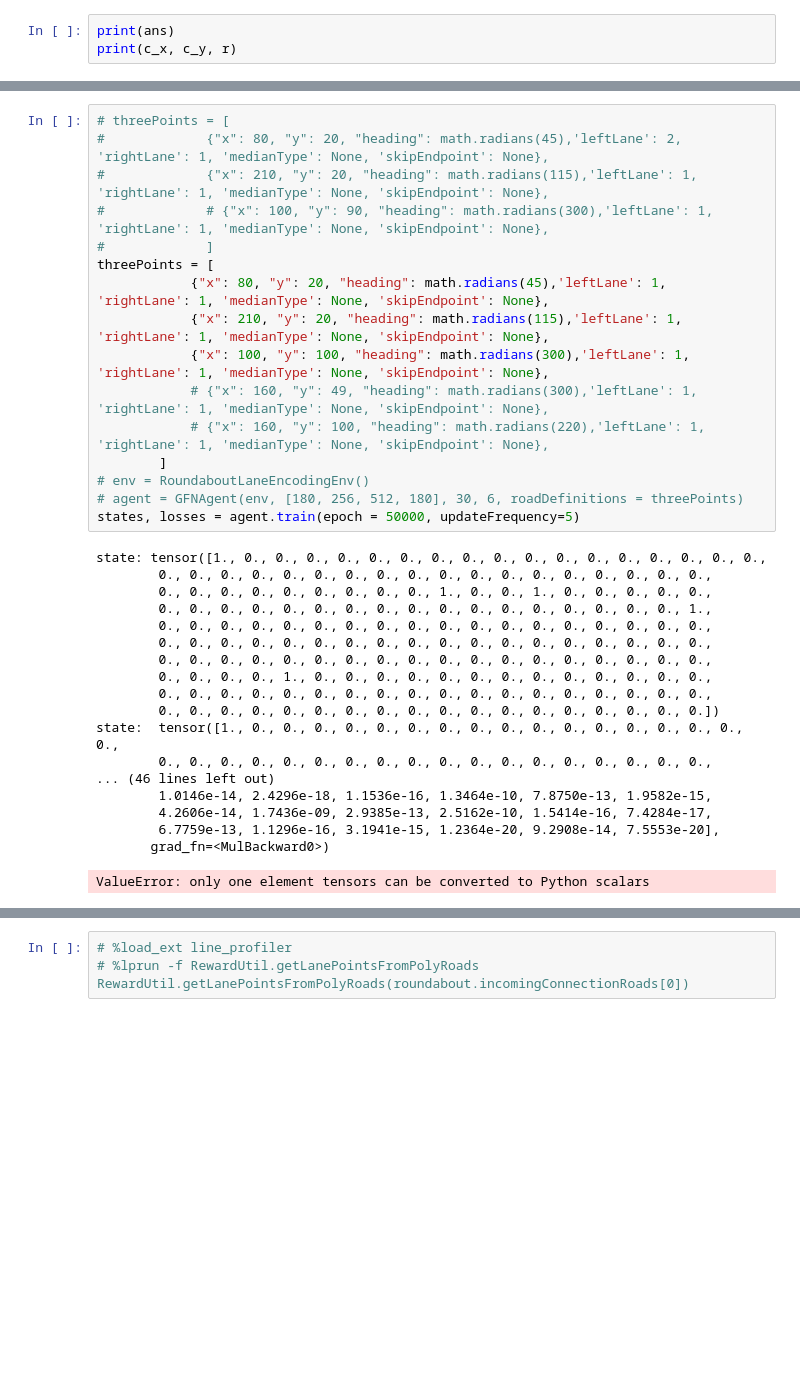
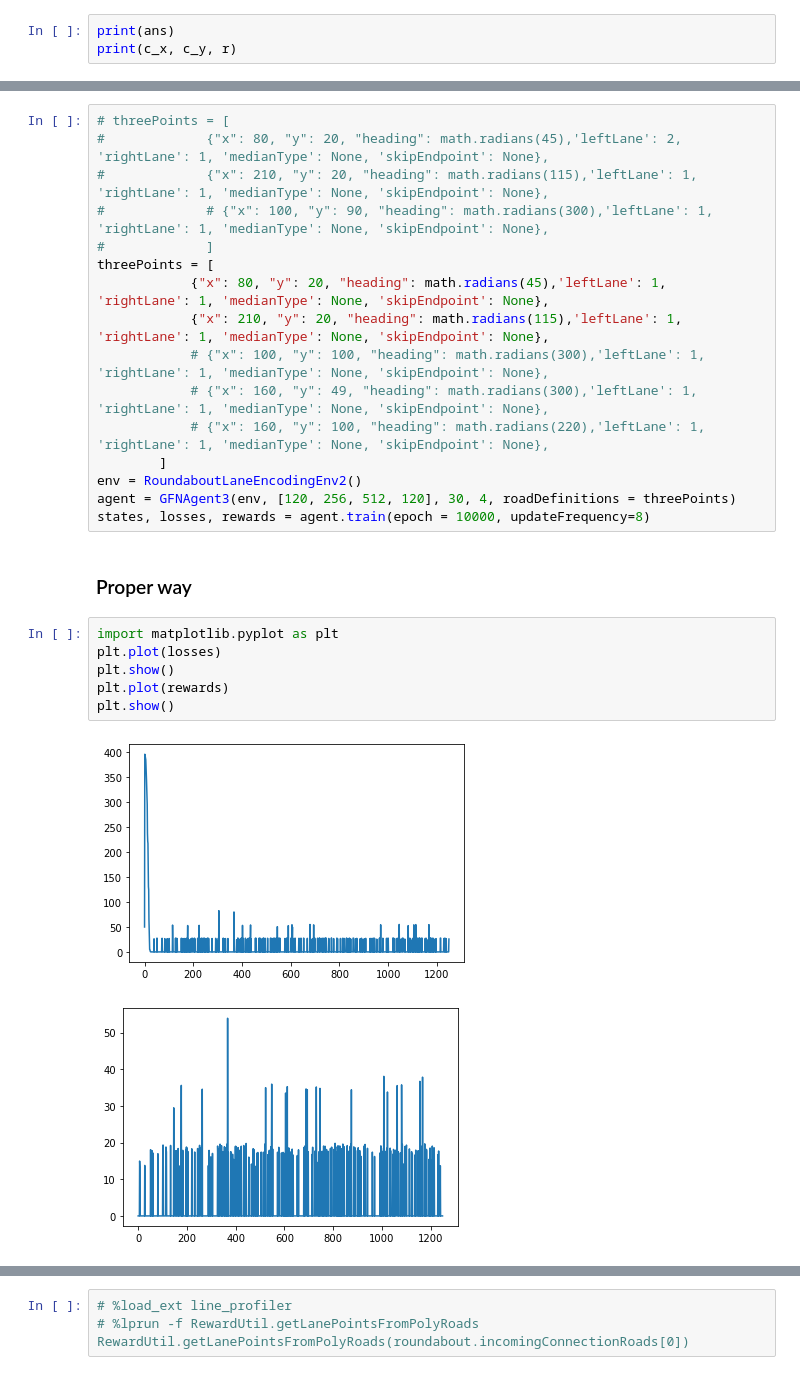
Before and after one commit to AugmentedDesignLab/junction-art, a Jupyter notebook: data generation.ipynb, the cells around one changed output, grey strips where cells are left out. Saved outputs shown, nothing was run; the diff lists cells and outputs as text; blank space fills up the shorter version.

```diff
--- a/data generation.ipynb
+++ b/data generation.ipynb
@@ -708,29 +708,21 @@ import math
 threePoints = [
             {"x": 80, "y": 20, "heading": math.radians(45),'leftLane': 1, 'rightLane': 1, 'medianType': None, 'skipEndpoint': None},
             {"x": 210, "y": 20, "heading": math.radians(115),'leftLane': 1, 'rightLane': 1, 'medianType': None, 'skipEndpoint': None},
-            {"x": 100, "y": 100, "heading": math.radians(300),'leftLane': 1, 'rightLane': 1, 'medianType': None, 'skipEndpoint': None},
+            # {"x": 100, "y": 100, "heading": math.radians(300),'leftLane': 1, 'rightLane': 1, 'medianType': None, 'skipEndpoint': None},
             # {"x": 160, "y": 49, "heading": math.radians(300),'leftLane': 1, 'rightLane': 1, 'medianType': None, 'skipEndpoint': None},
             # {"x": 160, "y": 100, "heading": math.radians(220),'leftLane': 1, 'rightLane': 1, 'medianType': None, 'skipEndpoint': None},
         ]
-# env = RoundaboutLaneEncodingEnv()
-# agent = GFNAgent(env, [180, 256, 512, 180], 30, 6, roadDefinitions = threePoints)
-states, losses = agent.train(epoch = 50000, updateFrequency=5)
+env = RoundaboutLaneEncodingEnv2()
+agent = GFNAgent3(env, [120, 256, 512, 120], 30, 4, roadDefinitions = threePoints)
+states, losses, rewards = agent.train(epoch = 10000, updateFrequency=8)
-# %% [output]
-state: tensor([1., 0., 0., 0., 0., 0., 0., 0., 0., 0., 0., 0., 0., 0., 0., 0., 0., 0.,
-        0., 0., 0., 0., 0., 0., 0., 0., 0., 0., 0., 0., 0., 0., 0., 0., 0., 0.,
-        0., 0., 0., 0., 0., 0., 0., 0., 0., 1., 0., 0., 1., 0., 0., 0., 0., 0.,
-        0., 0., 0., 0., 0., 0., 0., 0., 0., 0., 0., 0., 0., 0., 0., 0., 0., 1.,
-        0., 0., 0., 0., 0., 0., 0., 0., 0., 0., 0., 0., 0., 0., 0., 0., 0., 0.,
-        0., 0., 0., 0., 0., 0., 0., 0., 0., 0., 0., 0., 0., 0., 0., 0., 0., 0.,
-        0., 0., 0., 0., 0., 0., 0., 0., 0., 0., 0., 0., 0., 0., 0., 0., 0., 0.,
-        0., 0., 0., 0., 1., 0., 0., 0., 0., 0., 0., 0., 0., 0., 0., 0., 0., 0.,
-        0., 0., 0., 0., 0., 0., 0., 0., 0., 0., 0., 0., 0., 0., 0., 0., 0., 0.,
-        0., 0., 0., 0., 0., 0., 0., 0., 0., 0., 0., 0., 0., 0., 0., 0., 0., 0.])
-state:  tensor([1., 0., 0., 0., 0., 0., 0., 0., 0., 0., 0., 0., 0., 0., 0., 0., 0., 0.,
-        0., 0., 0., 0., 0., 0., 0., 0., 0., 0., 0., 0., 0., 0., 0., 0., 0., 0.,
-... (46 lines left out)
-        1.0146e-14, 2.4296e-18, 1.1536e-16, 1.3464e-10, 7.8750e-13, 1.9582e-15,
-        4.2606e-14, 1.7436e-09, 2.9385e-13, 2.5162e-10, 1.5414e-16, 7.4284e-17,
-        6.7759e-13, 1.1296e-16, 3.1941e-15, 1.2364e-20, 9.2908e-14, 7.5553e-20],
-       grad_fn=<MulBackward0>)
-ValueError: only one element tensors can be converted to Python scalars
+# %% [markdown]
+### Proper way
+# %%
+import matplotlib.pyplot as plt
+plt.plot(losses)
+plt.show()
+plt.plot(rewards)
+plt.show()
+# %% [output]
+[figure, added]
+[figure, added]
```
Also changed, not shown: parts of 7 cells of this notebook, 45 other files.
